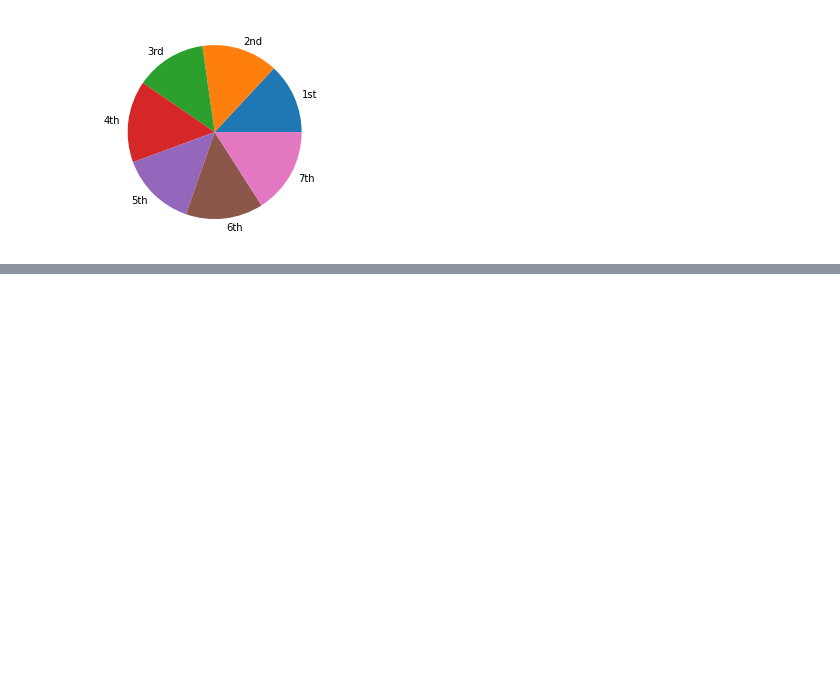
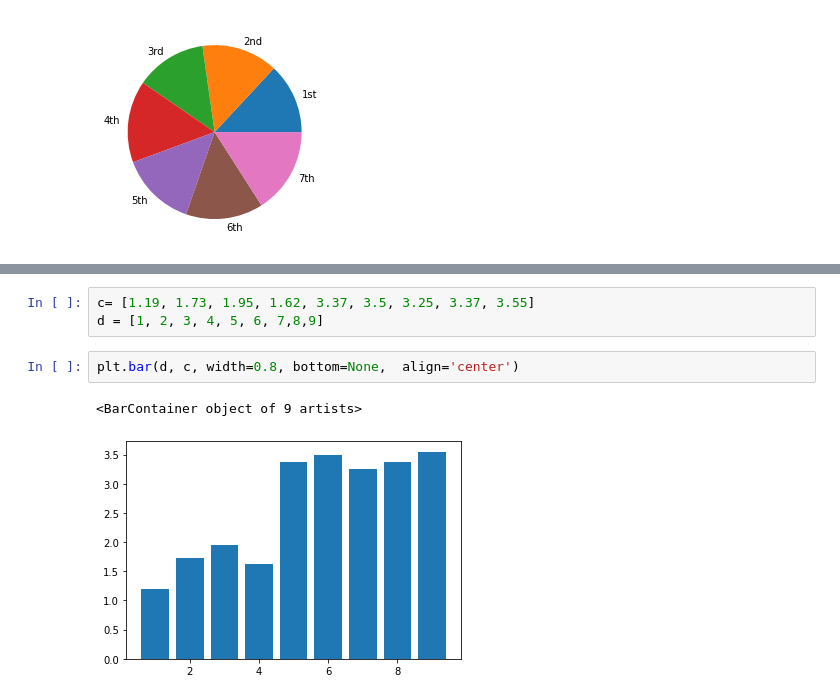
Before and after one commit to ekramasif/Basic-Machine-Learning, a Jupyter notebook: Extraa/Plot.ipynb, the cells around one changed output, grey strips where cells are left out. Drawn from its saved outputs; the diff is of its cells as text; blank space fills up the shorter version.

```diff
--- a/Extraa/Plot.ipynb
+++ b/Extraa/Plot.ipynb
@@ -73,0 +102,8 @@ plt.pie(CGPA, labels = Semester)
+# %%
+c= [1.19, 1.73, 1.95, 1.62, 3.37, 3.5, 3.25, 3.37, 3.55]
+d = [1, 2, 3, 4, 5, 6, 7,8,9]
+# %%
+plt.bar(d, c, width=0.8, bottom=None,  align='center')
+# %% [output]
+<BarContainer object of 9 artists>
+[figure, added]
```
Also changed, not shown: parts of 5 cells of this notebook.
